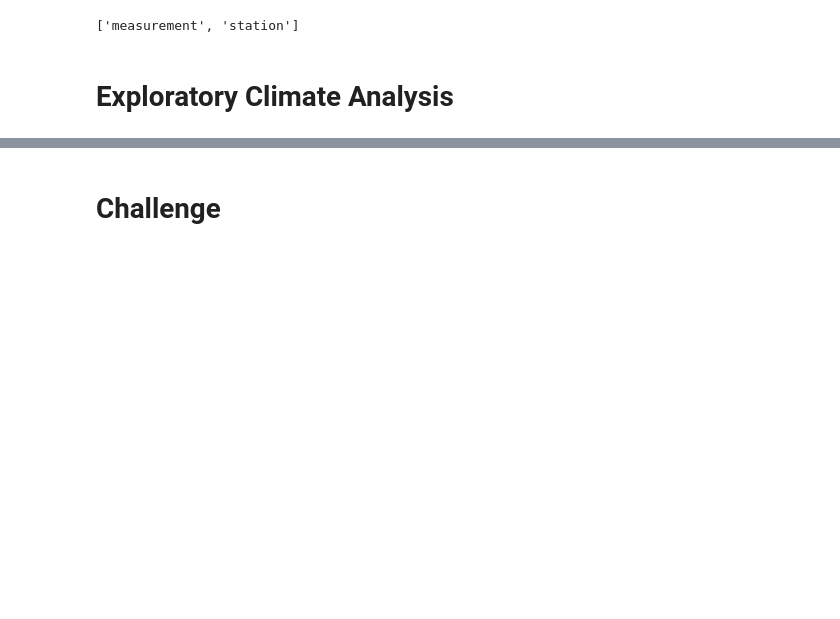
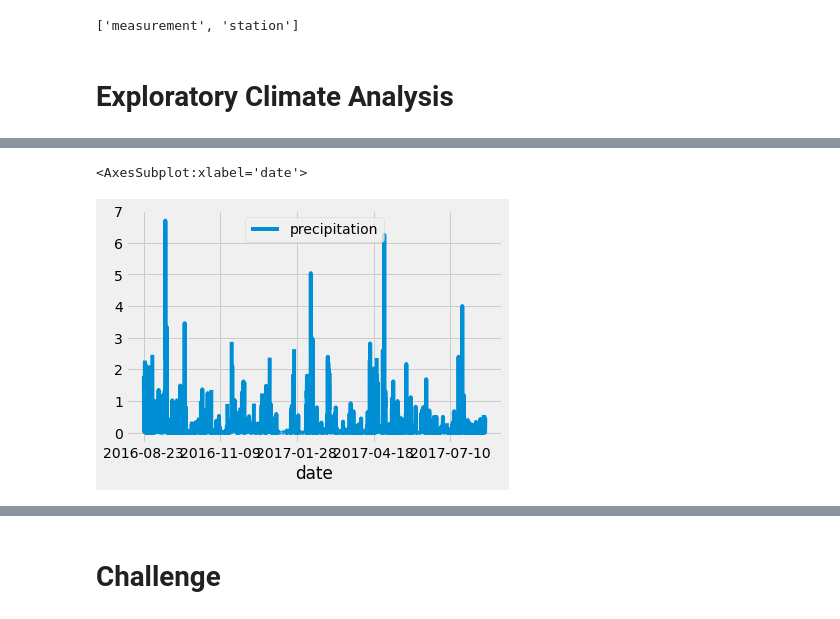
Before and after one commit to anipingping/surfs_up, a Jupyter notebook: climate_analysis.ipynb, the cells around one changed output, grey strips where cells are left out. Drawn from its saved outputs; the diff is of its cells as text; code cells hidden in the pictures; blank space fills up the shorter version.

```diff
--- a/climate_analysis.ipynb
+++ b/climate_analysis.ipynb
@@ -53,2 +76,8 @@ session = Session(engine)
+# %%
+# Use Pandas Plotting with Matplotlib to plot the data
+df.plot()
+# %% [output]
+<AxesSubplot:xlabel='date'>
+[figure, added]
 # %%
 # Use Pandas to calcualte the summary statistics for the precipitation data
```
Also changed, not shown: parts of 2 cells of this notebook.
